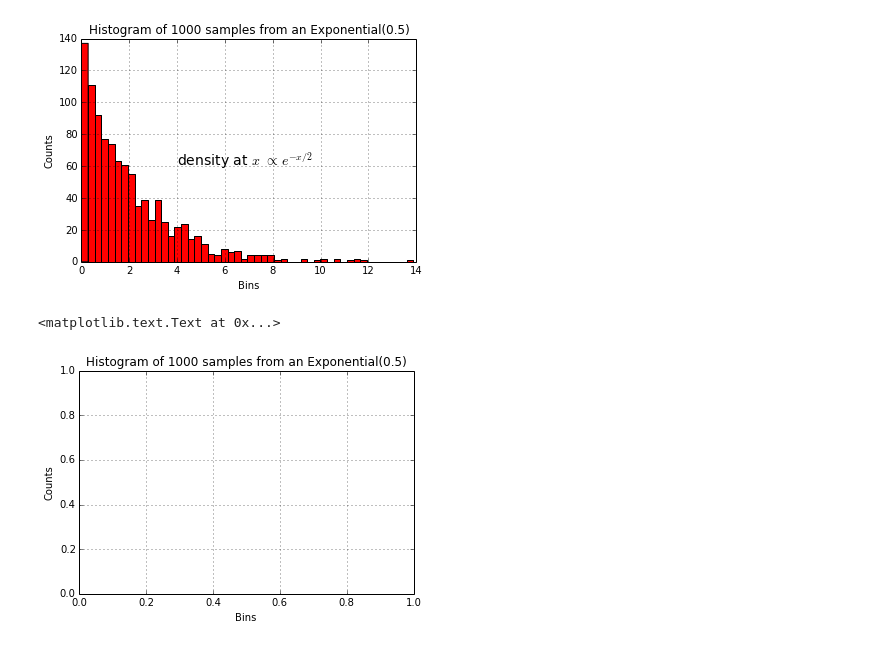
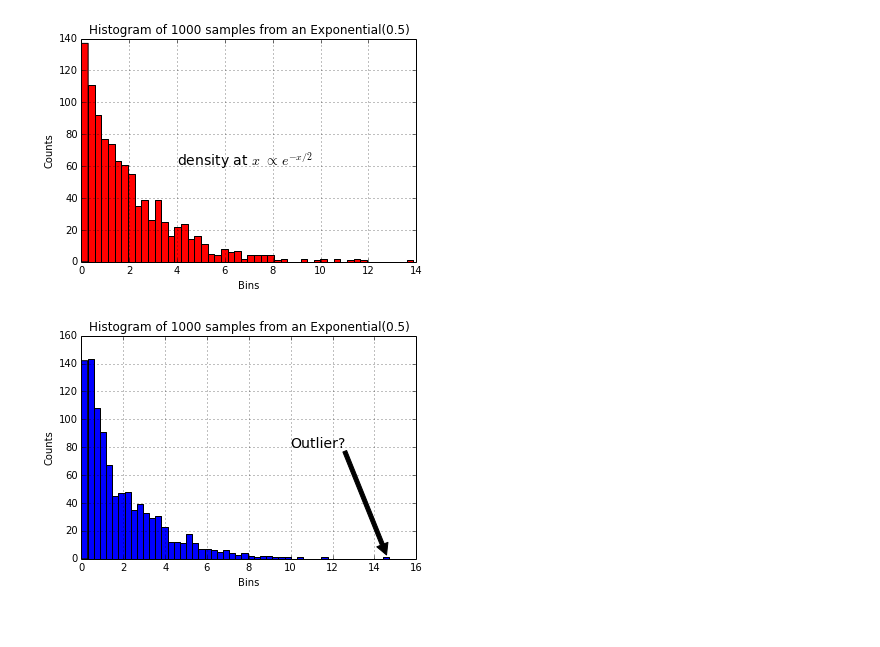
Before and after one commit to ambujtewari/stats607a-fall2014, a Jupyter notebook: Lecture 08.ipynb, the cells around one changed output. Drawn from its saved outputs; the diff is of its cells as text; code cells hidden in the pictures.

```diff
--- a/Lecture 08.ipynb
+++ b/Lecture 08.ipynb
@@ -73,11 +73,13 @@ n, bins, patches = plt.hist(samples, bins=50, facecolor='r')  # use red instead
 [figure]
 # %%
 from scipy.stats import expon
-samples = expon.rvs(size=1000, scale=2)
 plt.grid(True)  # draw the grid in the background
 plt.xlabel('Bins')
 plt.ylabel('Counts')
 plt.title('Histogram of 1000 samples from an Exponential(0.5)')
+# annotate is great for annotating parts of the plot
+plt.annotate('Outlier?', (14.6, 2), (10, 80),  # position (14.6, 2) is being annotated by text at (10, 80)
+             fontsize=14, arrowprops={'facecolor':'black', 'shrink':0.01})
+n, bins, patches = plt.hist(samples, bins=50)
 # %% [output]
-<matplotlib.text.Text at 0x...>
-[figure, old version]
+[figure, new version]
```
